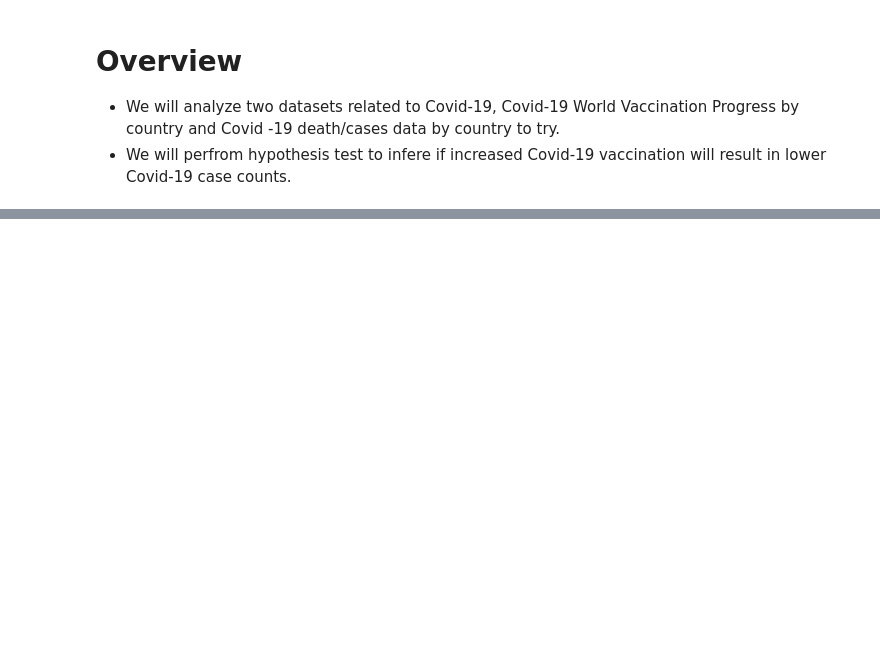
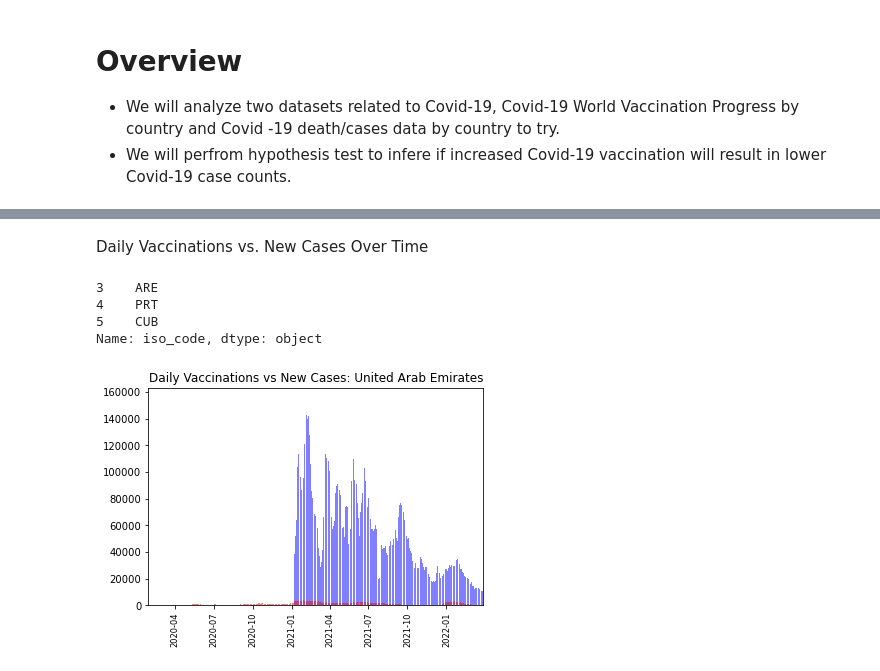
Before and after one commit to oiwuoni/group-3-bootcamp-project-1-repo, a Jupyter notebook: Covid-19_Cases_Vaccination.ipynb, the cells around one changed output, grey strips where cells are left out. Drawn from its saved outputs; the diff is of its cells as text; code cells hidden in the pictures; blank space fills up the shorter version.

Commit message:
Finished Country Plots

```diff
--- a/Covid-19_Cases_Vaccination.ipynb
+++ b/Covid-19_Cases_Vaccination.ipynb
@@ -107,0 +161,25 @@ plt.scatter(isreal_df['date'], isreal_df['daily_vaccinations'], color='b', alpha
+# %% [markdown]
+Daily Vaccinations vs. New Cases Over Time
+# %%
+#Identify top 3 countries with most vaccinations per hundred (excluding questionable data, people vaccinated per hundred over 100)
+max_covid_vacc_df['iso_code'][3:6]
+# %% [output]
+3    ARE
+4    PRT
+5    CUB
+Name: iso_code, dtype: object
+# %%
+#Create Dataframes for most vaccinations per hundred countries
+ARE_df = merge_df.loc[merge_df['iso_code'] == 'ARE']
+PRT_df = merge_df.loc[merge_df['iso_code'] == 'PRT']
+CUB_df = merge_df.loc[merge_df['iso_code'] == 'CUB']
+# %%
+#Create Bar Chart for United Arab Emirates
+plt.bar(ARE_df['date'], ARE_df['daily_vaccinations'], color='b', alpha=0.5)
+plt.bar(ARE_df['date'], ARE_df['new_cases'], color='r', alpha=0.5)
+plt.xlim(ARE_df['date'].min(), ARE_df['date'].max())
+plt.xticks(rotation=90, fontweight='light',  fontsize='small')
+plt.title("Daily Vaccinations vs New Cases: United Arab Emirates")
+plt.show()
+# %% [output]
+[figure, added]
```
Also changed, not shown: parts of 21 cells of this notebook.
